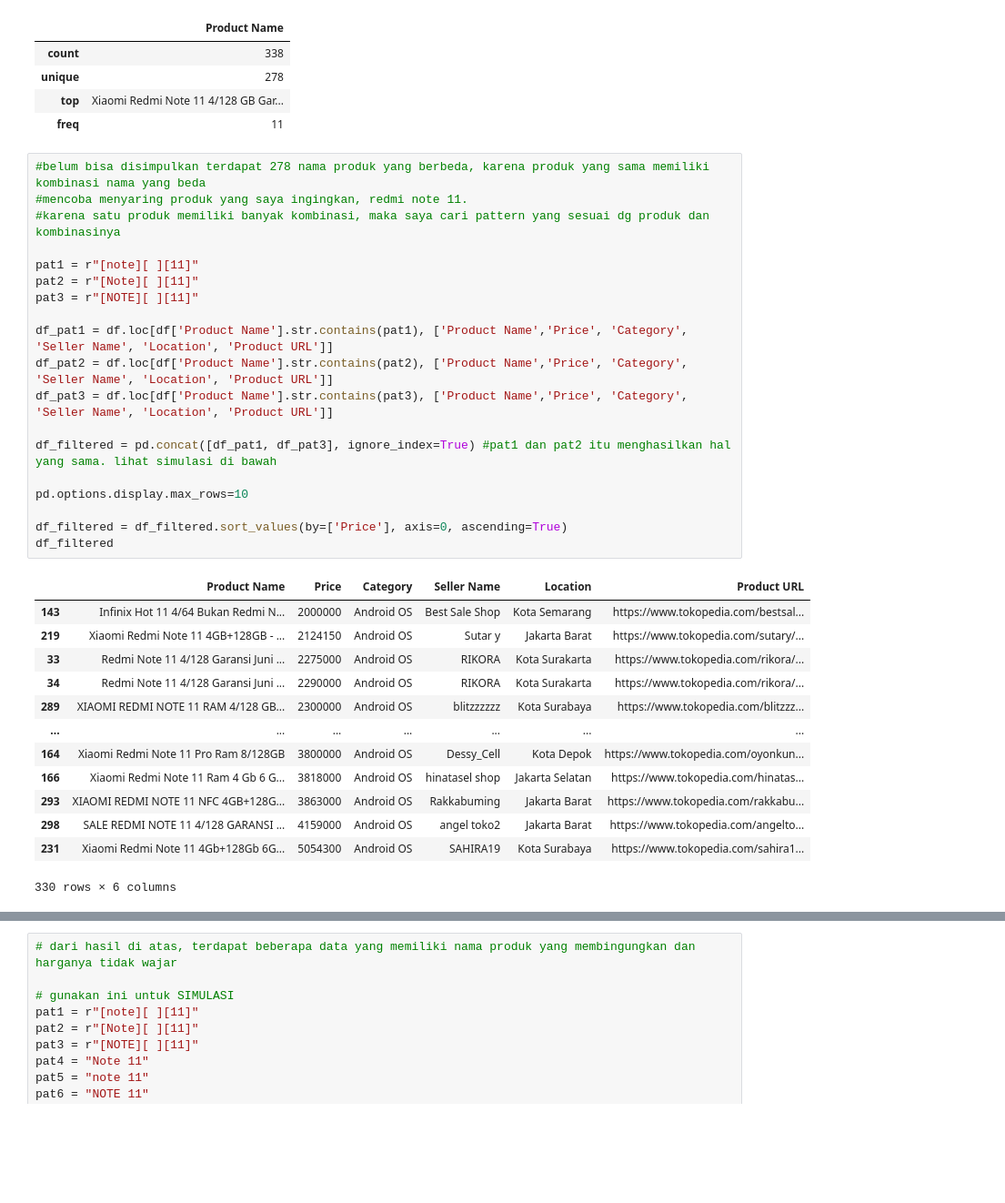
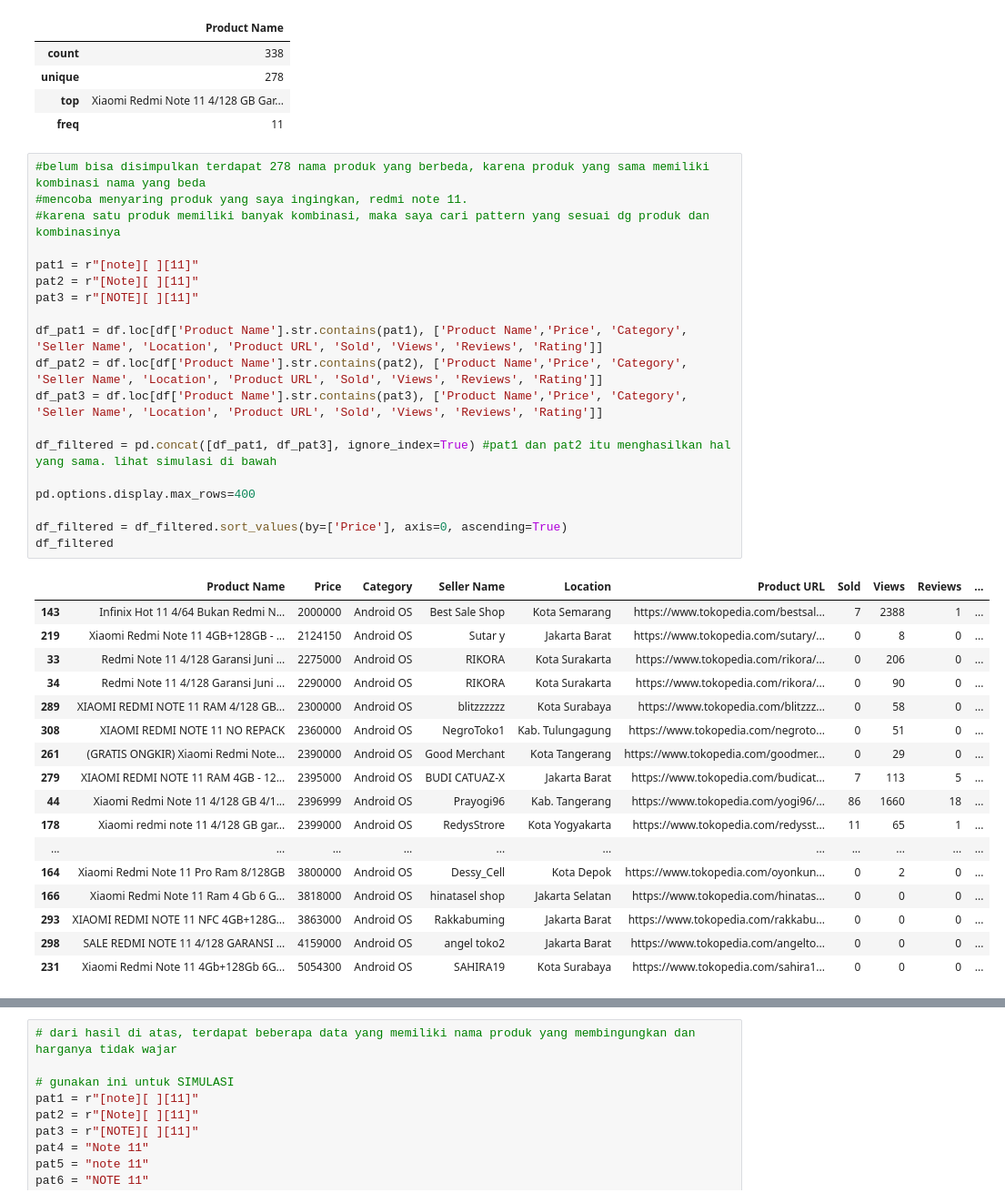
Before and after one commit to prasetyatf/EDA_RedmiNote11_tokped, a Jupyter notebook: analisis-renote11-4gb.ipynb, the cells around one changed output, grey strips where cells are left out. Shown at 91% size. Cells and saved outputs as stored; diff of their text form; blank space fills up the shorter version.

```diff
--- a/analisis-renote11-4gb.ipynb
+++ b/analisis-renote11-4gb.ipynb
@@ -107,33 +107,37 @@ df_name.describe() #sepertinya ada produk lain selain xiaomi redmi note 11
 # %%
 #belum bisa disimpulkan terdapat 278 nama produk yang berbeda, karena produk yang sama memiliki kombinasi nama yang beda
 #mencoba menyaring produk yang saya ingingkan, redmi note 11.
 #karena satu produk memiliki banyak kombinasi, maka saya cari pattern yang sesuai dg produk dan kombinasinya
 
 pat1 = r"[note][ ][11]"
 pat2 = r"[Note][ ][11]"
 pat3 = r"[NOTE][ ][11]"
 
-df_pat1 = df.loc[df['Product Name'].str.contains(pat1), ['Product Name','Price', 'Category', 'Seller Name', 'Location', 'Product URL']]
-df_pat2 = df.loc[df['Product Name'].str.contains(pat2), ['Product Name','Price', 'Category', 'Seller Name', 'Location', 'Product URL']]
-df_pat3 = df.loc[df['Product Name'].str.contains(pat3), ['Product Name','Price', 'Category', 'Seller Name', 'Location', 'Product URL']]
+df_pat1 = df.loc[df['Product Name'].str.contains(pat1), ['Product Name','Price', 'Category', 'Seller Name', 'Location', 'Product URL', 'Sold', 'Views', 'Reviews', 'Rating']]
+df_pat2 = df.loc[df['Product Name'].str.contains(pat2), ['Product Name','Price', 'Category', 'Seller Name', 'Location', 'Product URL', 'Sold', 'Views', 'Reviews', 'Rating']]
+df_pat3 = df.loc[df['Product Name'].str.contains(pat3), ['Product Name','Price', 'Category', 'Seller Name', 'Location', 'Product URL', 'Sold', 'Views', 'Reviews', 'Rating']]
 
 df_filtered = pd.concat([df_pat1, df_pat3], ignore_index=True) #pat1 dan pat2 itu menghasilkan hal yang sama. lihat simulasi di bawah
 
-pd.options.display.max_rows=10
+pd.options.display.max_rows=400
 
 df_filtered = df_filtered.sort_values(by=['Price'], axis=0, ascending=True)
 df_filtered
 # %% [output]
-|  | Product Name | Price | Category | Seller Name | Location | Product URL |
-| 143 | Infinix Hot 11 4/64 Bukan Redmi N... | 2000000 | Android OS | Best Sale Shop | Kota Semarang | https://www.tokopedia.com/bestsal... |
-| 219 | Xiaomi Redmi Note 11 4GB+128GB - ... | 2124150 | Android OS | Sutar y | Jakarta Barat | https://www.tokopedia.com/sutary/... |
-| 33 | Redmi Note 11 4/128 Garansi Juni ... | 2275000 | Android OS | RIKORA | Kota Surakarta | https://www.tokopedia.com/rikora/... |
-| 34 | Redmi Note 11 4/128 Garansi Juni ... | 2290000 | Android OS | RIKORA | Kota Surakarta | https://www.tokopedia.com/rikora/... |
-| 289 | XIAOMI REDMI NOTE 11 RAM 4/128 GB... | 2300000 | Android OS | blitzzzzzz | Kota Surabaya | https://www.tokopedia.com/blitzzz... |
-| ... | ... | ... | ... | ... | ... | ... |
-| 164 | Xiaomi Redmi Note 11 Pro Ram 8/128GB | 3800000 | Android OS | Dessy_Cell | Kota Depok | https://www.tokopedia.com/oyonkun... |
-| 166 | Xiaomi Redmi Note 11 Ram 4 Gb 6 G... | 3818000 | Android OS | hinatasel shop | Jakarta Selatan | https://www.tokopedia.com/hinatas... |
-| 293 | XIAOMI REDMI NOTE 11 NFC 4GB+128G... | 3863000 | Android OS | Rakkabuming | Jakarta Barat | https://www.tokopedia.com/rakkabu... |
-| 298 | SALE REDMI NOTE 11 4/128 GARANSI ... | 4159000 | Android OS | angel toko2 | Jakarta Barat | https://www.tokopedia.com/angelto... |
-| 231 | Xiaomi Redmi Note 11 4Gb+128Gb 6G... | 5054300 | Android OS | SAHIRA19 | Kota Surabaya | https://www.tokopedia.com/sahira1... |
+|  | Product Name | Price | Category | Seller Name | Location | Product URL | Sold | Views | Reviews | ... |
+| 143 | Infinix Hot 11 4/64 Bukan Redmi N... | 2000000 | Android OS | Best Sale Shop | Kota Semarang | https://www.tokopedia.com/bestsal... | 7 | 2388 | 1 | ... |
+| 219 | Xiaomi Redmi Note 11 4GB+128GB - ... | 2124150 | Android OS | Sutar y | Jakarta Barat | https://www.tokopedia.com/sutary/... | 0 | 8 | 0 | ... |
+| 33 | Redmi Note 11 4/128 Garansi Juni ... | 2275000 | Android OS | RIKORA | Kota Surakarta | https://www.tokopedia.com/rikora/... | 0 | 206 | 0 | ... |
+| 34 | Redmi Note 11 4/128 Garansi Juni ... | 2290000 | Android OS | RIKORA | Kota Surakarta | https://www.tokopedia.com/rikora/... | 0 | 90 | 0 | ... |
+| 289 | XIAOMI REDMI NOTE 11 RAM 4/128 GB... | 2300000 | Android OS | blitzzzzzz | Kota Surabaya | https://www.tokopedia.com/blitzzz... | 0 | 58 | 0 | ... |
+| 308 | XIAOMI REDMI NOTE 11 NO REPACK | 2360000 | Android OS | NegroToko1 | Kab. Tulungagung | https://www.tokopedia.com/negroto... | 0 | 51 | 0 | ... |
+| 261 | (GRATIS ONGKIR) Xiaomi Redmi Note... | 2390000 | Android OS | Good Merchant | Kota Tangerang | https://www.tokopedia.com/goodmer... | 0 | 29 | 0 | ... |
+| 279 | XIAOMI REDMI NOTE 11 RAM 4GB - 12... | 2395000 | Android OS | BUDI CATUAZ-X | Jakarta Barat | https://www.tokopedia.com/budicat... | 7 | 113 | 5 | ... |
+| 44 | Xiaomi Redmi Note 11 4/128 GB 4/1... | 2396999 | Android OS | Prayogi96 | Kab. Tangerang | https://www.tokopedia.com/yogi96/... | 86 | 1660 | 18 | ... |
+| 178 | Xiaomi redmi note 11 4/128 GB gar... | 2399000 | Android OS | RedysStrore | Kota Yogyakarta | https://www.tokopedia.com/redysst... | 11 | 65 | 1 | ... |
+| ... | ... | ... | ... | ... | ... | ... | ... | ... | ... | ... |
+| 164 | Xiaomi Redmi Note 11 Pro Ram 8/128GB | 3800000 | Android OS | Dessy_Cell | Kota Depok | https://www.tokopedia.com/oyonkun... | 0 | 2 | 0 | ... |
+| 166 | Xiaomi Redmi Note 11 Ram 4 Gb 6 G... | 3818000 | Android OS | hinatasel shop | Jakarta Selatan | https://www.tokopedia.com/hinatas... | 0 | 0 | 0 | ... |
+| 293 | XIAOMI REDMI NOTE 11 NFC 4GB+128G... | 3863000 | Android OS | Rakkabuming | Jakarta Barat | https://www.tokopedia.com/rakkabu... | 0 | 0 | 0 | ... |
+| 298 | SALE REDMI NOTE 11 4/128 GARANSI ... | 4159000 | Android OS | angel toko2 | Jakarta Barat | https://www.tokopedia.com/angelto... | 0 | 0 | 0 | ... |
+| 231 | Xiaomi Redmi Note 11 4Gb+128Gb 6G... | 5054300 | Android OS | SAHIRA19 | Kota Surabaya | https://www.tokopedia.com/sahira1... | 0 | 0 | 0 | ... |
-330 rows × 6 columns
```
Also changed, not shown: parts of 10 cells of this notebook.
